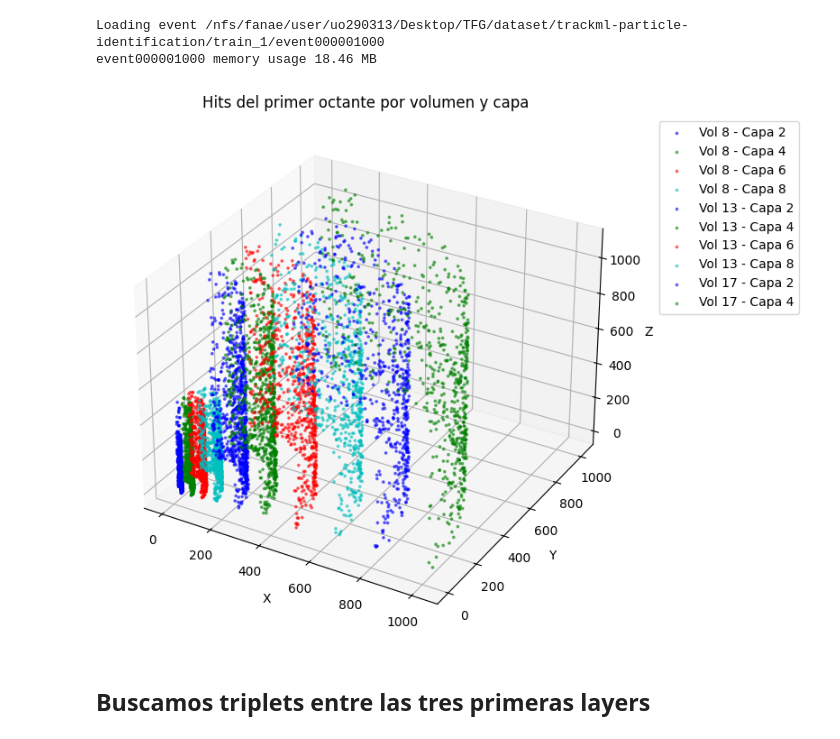
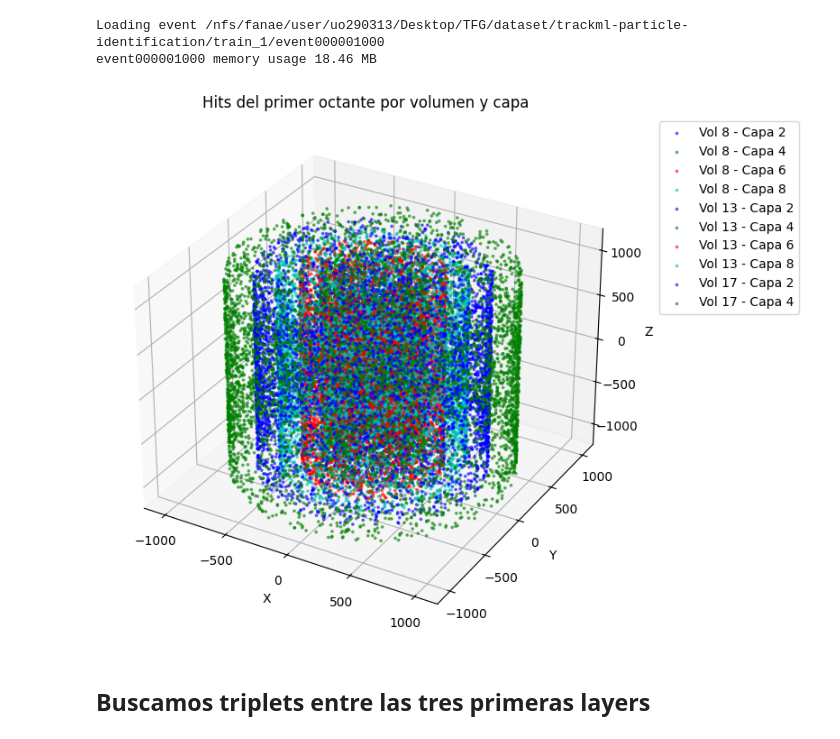
Before and after one commit to acortinaa/repositorioTFG, a Jupyter notebook: seed_finding.ipynb, the cells around one changed output. Cells and saved outputs as stored; diff of their text form; code cells hidden in the pictures.

```diff
--- a/seed_finding.ipynb
+++ b/seed_finding.ipynb
@@ -27,34 +27,34 @@ event000001000 memory usage 18.46 MB
 # %%
 from kalman_filter import get_hits_dict
 
 volume_ids = hits['volume_id'].unique()
 volume_ids = volume_ids[[1, 4, 7]]  # Selección específica de volúmenes
 first_volume = volume_ids[0]
 
-hits_dict = get_hits_dict(hits, volume_ids, OCTANTE = True)
+hits_dict = get_hits_dict(hits, volume_ids, OCTANTE = False)
 # Sacar los hits de hits_dict
 
 fig = plt.figure(figsize=(8, 8))
 ax = fig.add_subplot(111, projection='3d')
 
 colors = ['b', 'g', 'r', 'c', 'm', 'y', 'k']
 
 for v_idx, volume_id in enumerate(hits_dict.keys()):
     subdict = hits_dict[volume_id]
     for l_idx, (layer_id, df) in enumerate(subdict.items()):
         color = colors[l_idx % len(colors)]
         ax.scatter(df['x'], df['y'], df['z'], s=3, alpha=0.5,
                    label=f'Vol {volume_id} - Capa {layer_id}', c=color)
 
 ax.set_xlabel('X')
 ax.set_ylabel('Y')
 ax.set_zlabel('Z')
 ax.set_title('Hits del primer octante por volumen y capa')
 ax.legend(loc='upper left', bbox_to_anchor=(1.05, 1))
 plt.tight_layout()
 plt.show()
 # %% [output]
-[figure, old version]
+[figure, new version]
 # %% [markdown]
 ## Buscamos triplets entre las tres primeras layers
 # %%
```
Also changed, not shown: parts of 4 cells of this notebook, 9 other files.
